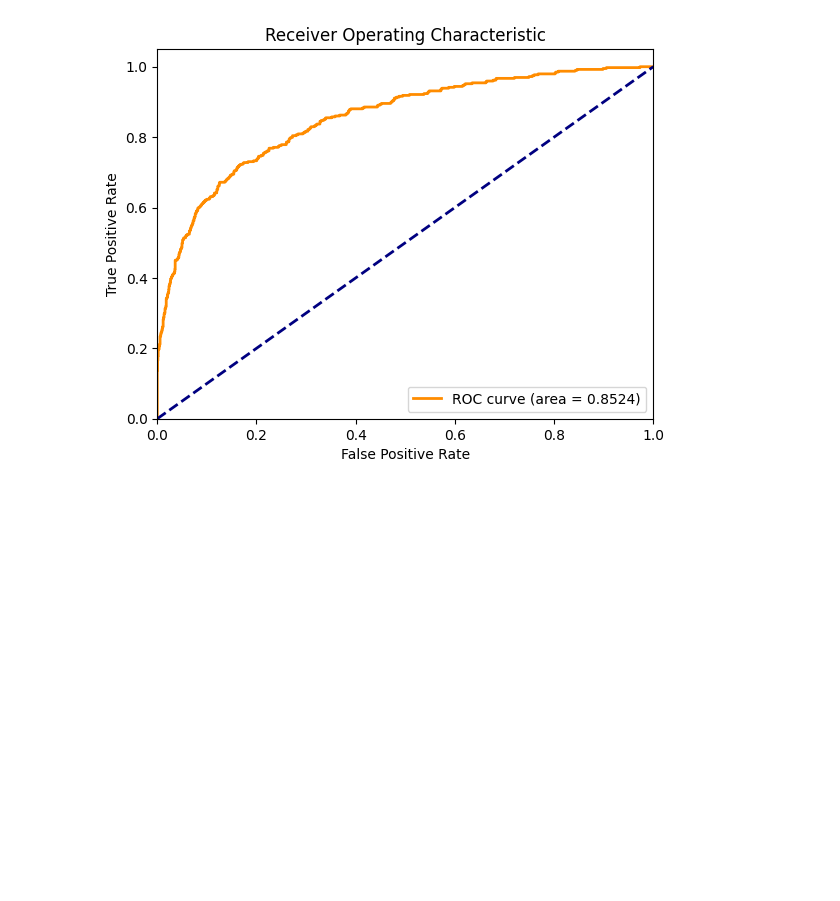
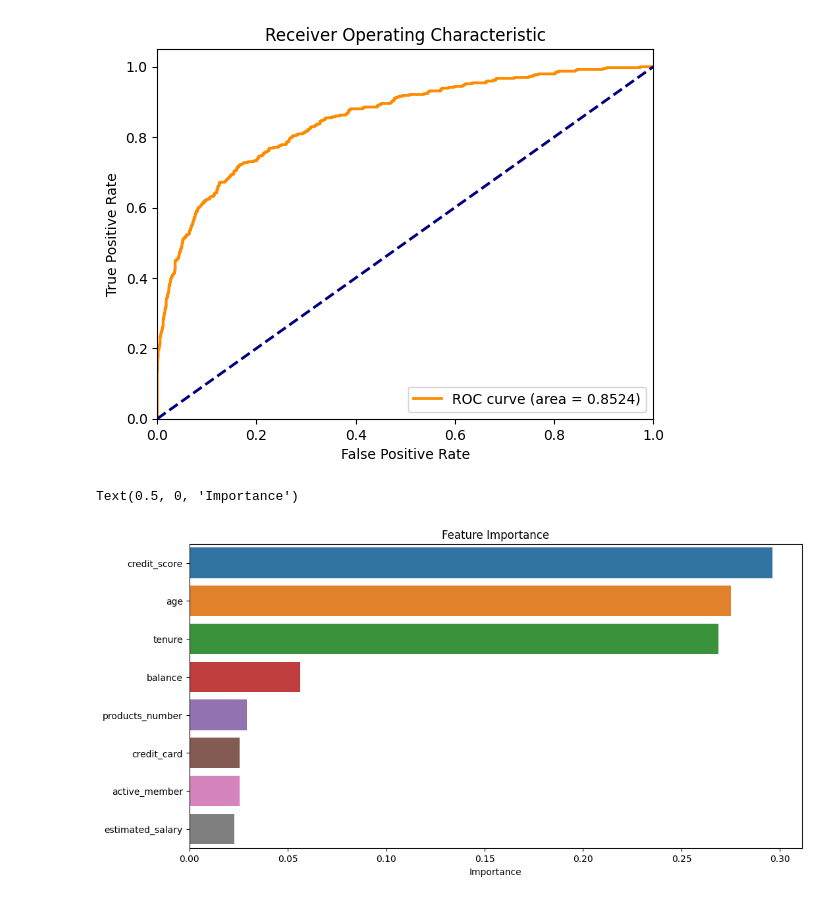
Before and after one commit to SKNETWORKS-FAMILY-AICAMP/SKN09-2nd-4Team, a Jupyter notebook: jy/jy_ml_xgb.ipynb, the cells around one changed output. Saved outputs shown, nothing was run; the diff lists cells and outputs as text; code cells hidden in the pictures; blank space fills up the shorter version.

```diff
--- a/jy/jy_ml_xgb.ipynb
+++ b/jy/jy_ml_xgb.ipynb
@@ -125,6 +122,18 @@ auc_plot(xgb, X_test, y_test)
    macro avg     0.8103    0.6893    0.7240      2000
 weighted avg     0.8468    0.8575    0.8405      2000
 [figure]
+# %%
+# 피처 중요도 시각화
+feature_importance = np.sort(xgb.feature_importances_)[::-1]
+
+plt.figure(figsize=(12, 6))
+sns.barplot(x=feature_importance, y=features, hue=features)
+
+plt.title('Feature Importance')
+plt.xlabel('Importance')
+# %% [output]
+Text(0.5, 0, 'Importance')
+[figure, added]
 # %%
 # Change sklearn/base.py file ClassifierMixin class to change __sklearn_tags__ method
 
```
Also changed, not shown: parts of 2 cells of this notebook, 8 other files.
